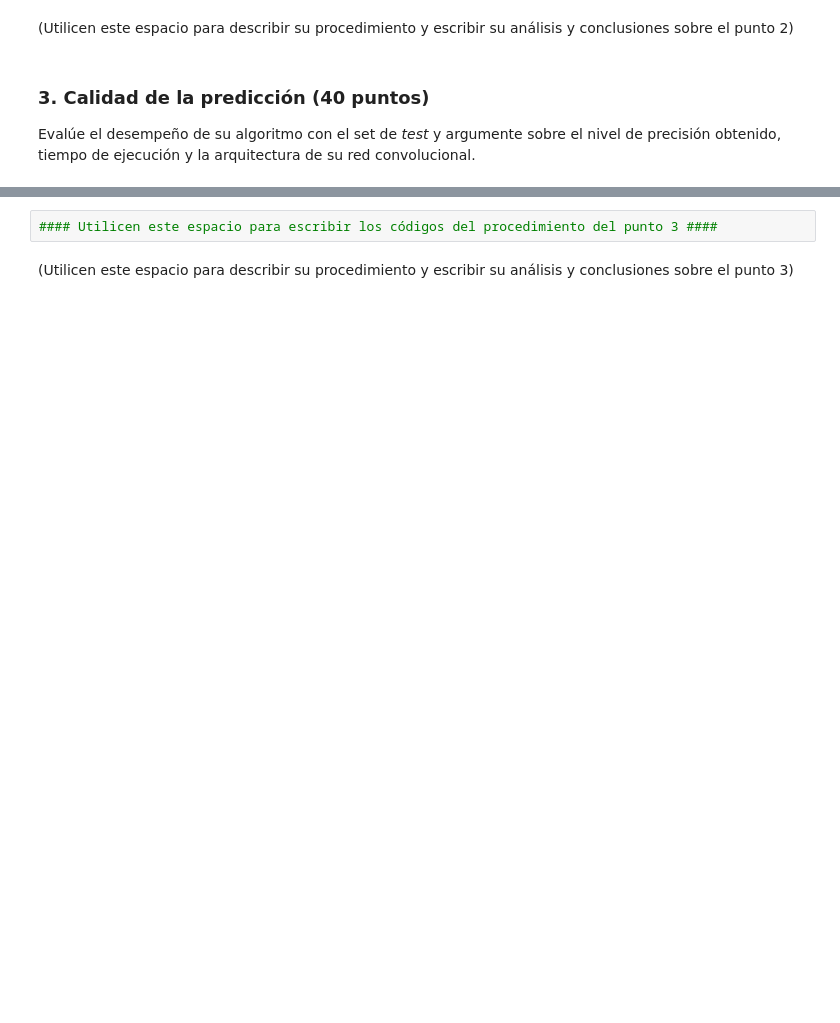
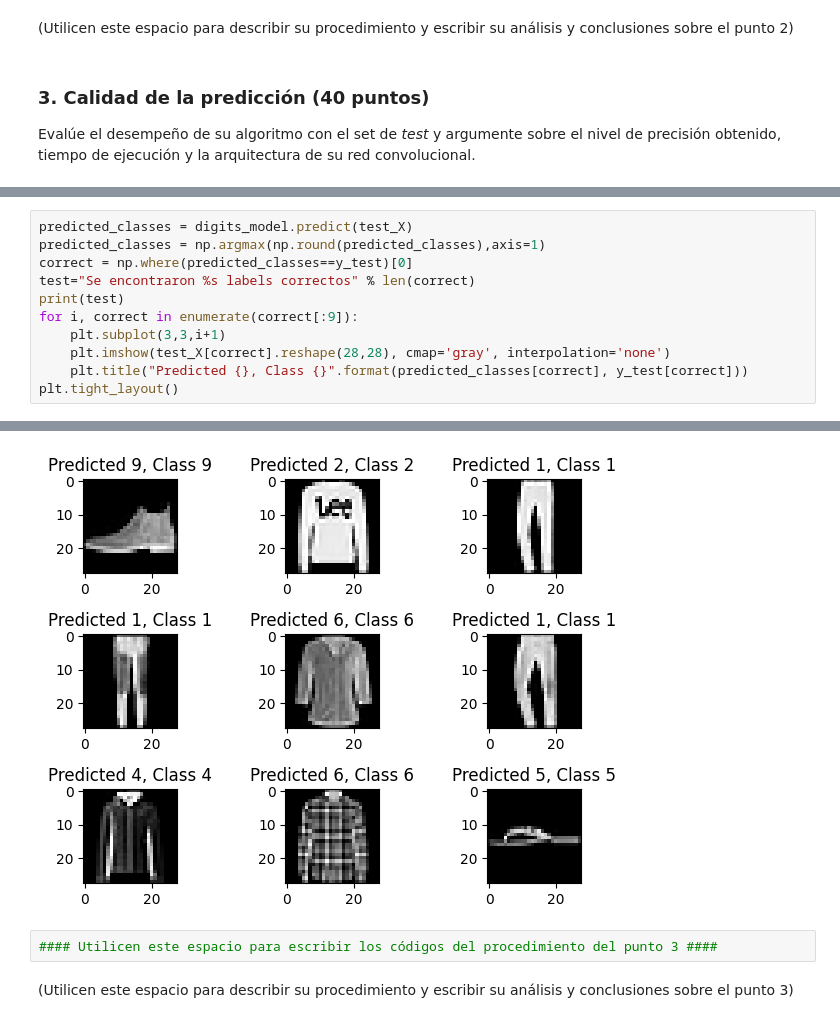
Before and after one commit to juankquintana/deep_learning, a Jupyter notebook: Semana 5/Caso 5/S5TCPEP1.ipynb, the cells around one changed output, grey strips where cells are left out. Drawn from its saved outputs; the diff is of its cells as text; blank space fills up the shorter version.

```diff
--- a/Semana 5/Caso 5/S5TCPEP1.ipynb
+++ b/Semana 5/Caso 5/S5TCPEP1.ipynb
@@ -149,0 +213,12 @@ Evalúe el desempeño de su algoritmo con el set de _test_ y argumente sobre el
+# %%
+predicted_classes = digits_model.predict(test_X)
+predicted_classes = np.argmax(np.round(predicted_classes),axis=1)
+correct = np.where(predicted_classes==y_test)[0]
+test="Se encontraron %s labels correctos" % len(correct)
+print(test)
+for i, correct in enumerate(correct[:9]):
+    plt.subplot(3,3,i+1)
+    plt.imshow(test_X[correct].reshape(28,28), cmap='gray', interpolation='none')
+    plt.title("Predicted {}, Class {}".format(predicted_classes[correct], y_test[correct]))
+plt.tight_layout()
+# %% [output]
@@ -150,3 +227,4 @@ Evalúe el desempeño de su algoritmo con el set de _test_ y argumente sobre el
+[figure, added]
 # %%
 #### Utilicen este espacio para escribir los códigos del procedimiento del punto 3 ####
 # %% [markdown]
```
Also changed, not shown: parts of 6 cells of this notebook, 1 other file.
